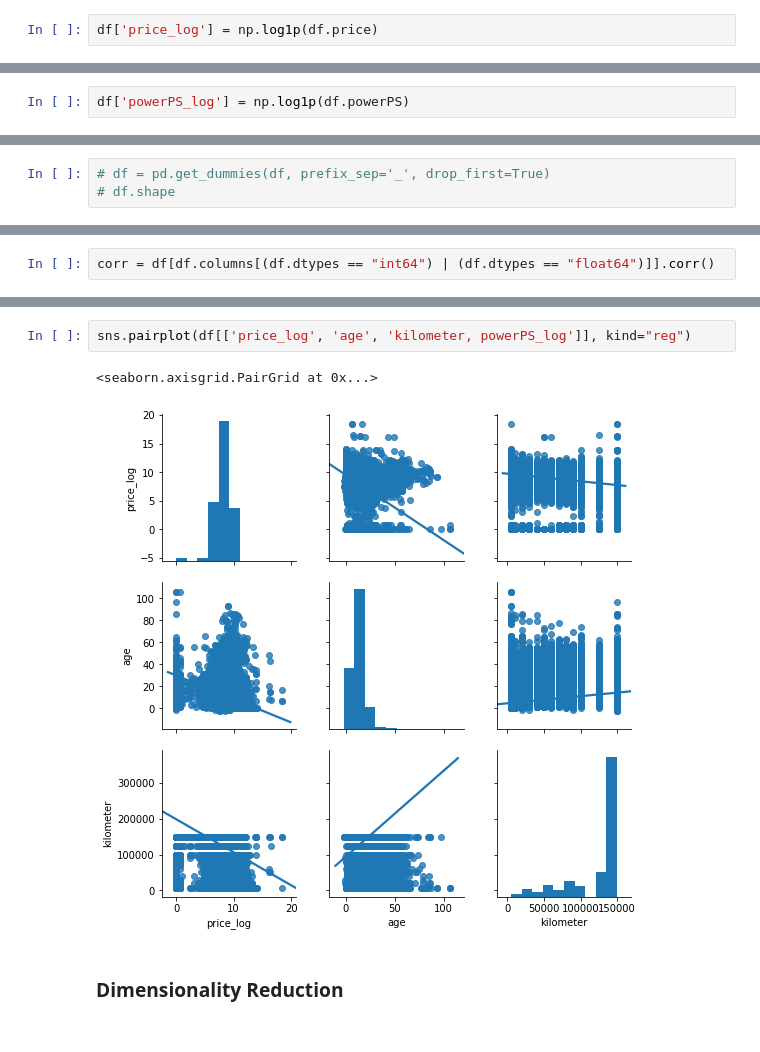
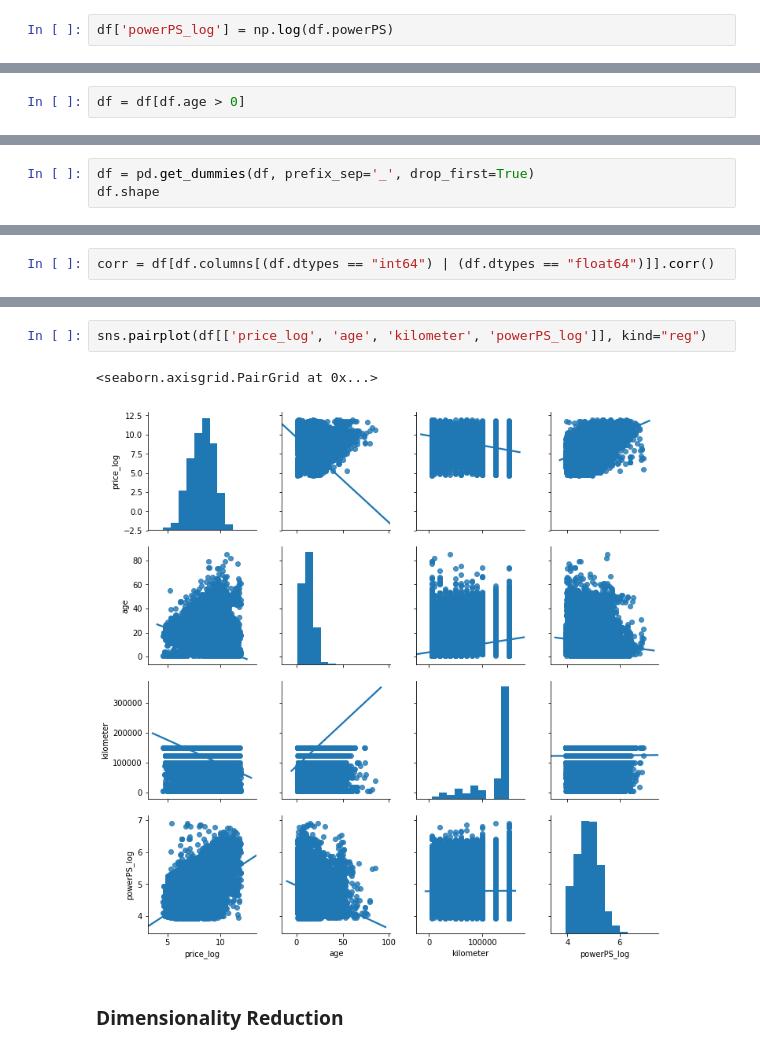
Before and after one commit to kaymal/price-prediction, a Jupyter notebook: fraud-detection-ebay-regression.ipynb, the cells around one changed output, grey strips where cells are left out. Cells and saved outputs as stored; diff of their text form.

```diff
--- a/fraud-detection-ebay-regression.ipynb
+++ b/fraud-detection-ebay-regression.ipynb
@@ -324,2 +424,2 @@ np.log1p(df.price).hist()
 # %%
-df['price_log'] = np.log1p(df.price)
+df['powerPS_log'] = np.log(df.powerPS)
@@ -331,2 +425,0 @@ np.log1p(df.powerPS).hist()
-# %%
-df['powerPS_log'] = np.log1p(df.powerPS)
@@ -489,0 +517,2 @@ Fitting 2 folds for each of 1 candidates, totalling 2 fits
+# %%
+df = df[df.age > 0]
@@ -509,6 +540,6 @@ powerPS_log           float64
 age                     int64
 dtype: object
 # %%
-# df = pd.get_dummies(df, prefix_sep='_', drop_first=True)
-# df.shape
+df = pd.get_dummies(df, prefix_sep='_', drop_first=True)
+df.shape
 # %% [output]
@@ -553,9 +584,9 @@ duration       0.135680
 Name: price_log, dtype: float64
 # %%
-sns.pairplot(df[['price_log', 'age', 'kilometer, powerPS_log']], kind="reg")
+sns.pairplot(df[['price_log', 'age', 'kilometer', 'powerPS_log']], kind="reg")
 # %% [output]
 <seaborn.axisgrid.PairGrid at 0x...>
-[figure, old version]
+[figure, new version]
 # %% [markdown]
 ### Dimensionality Reduction
 # %%
```
Also changed, not shown: parts of 70 cells of this notebook.
